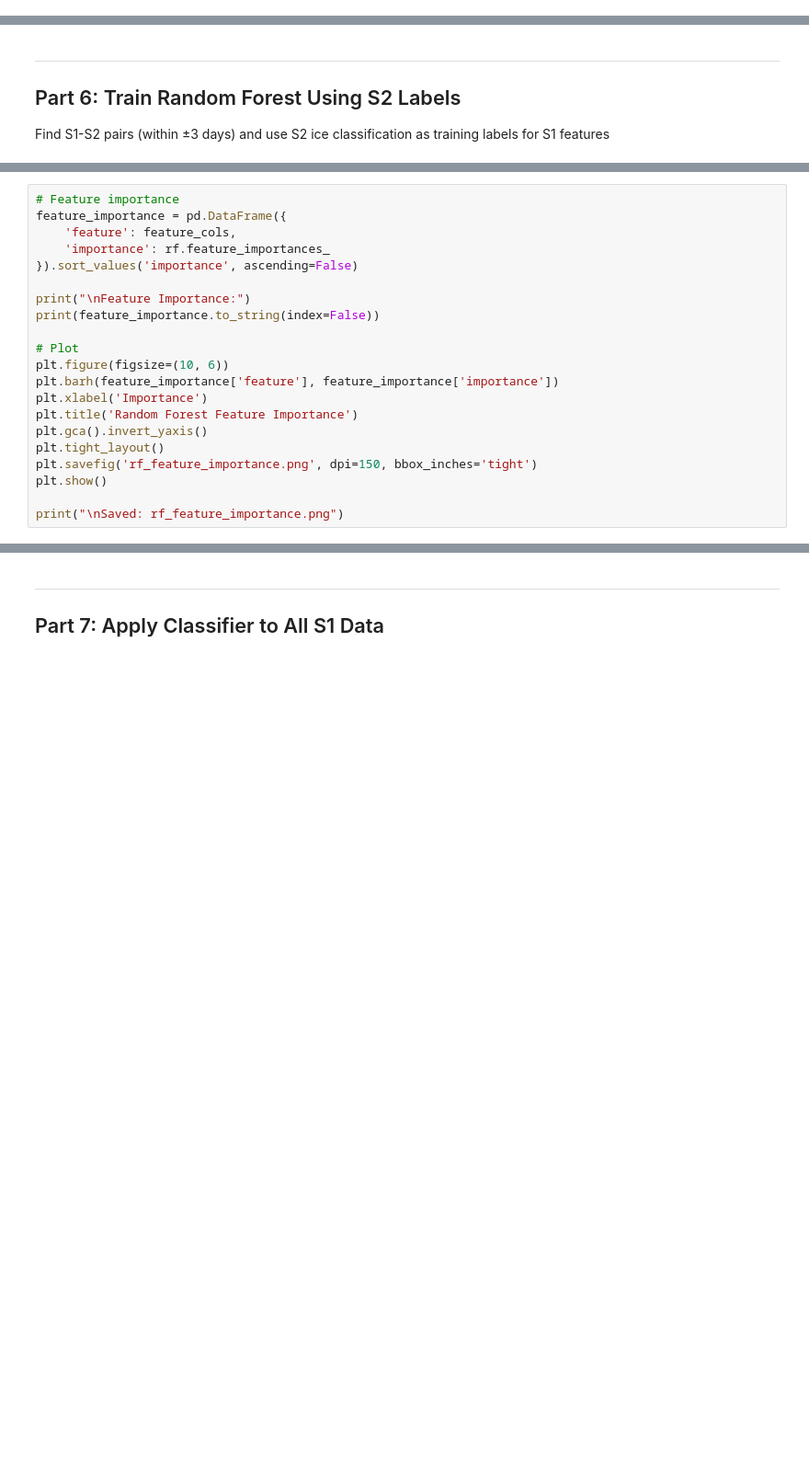
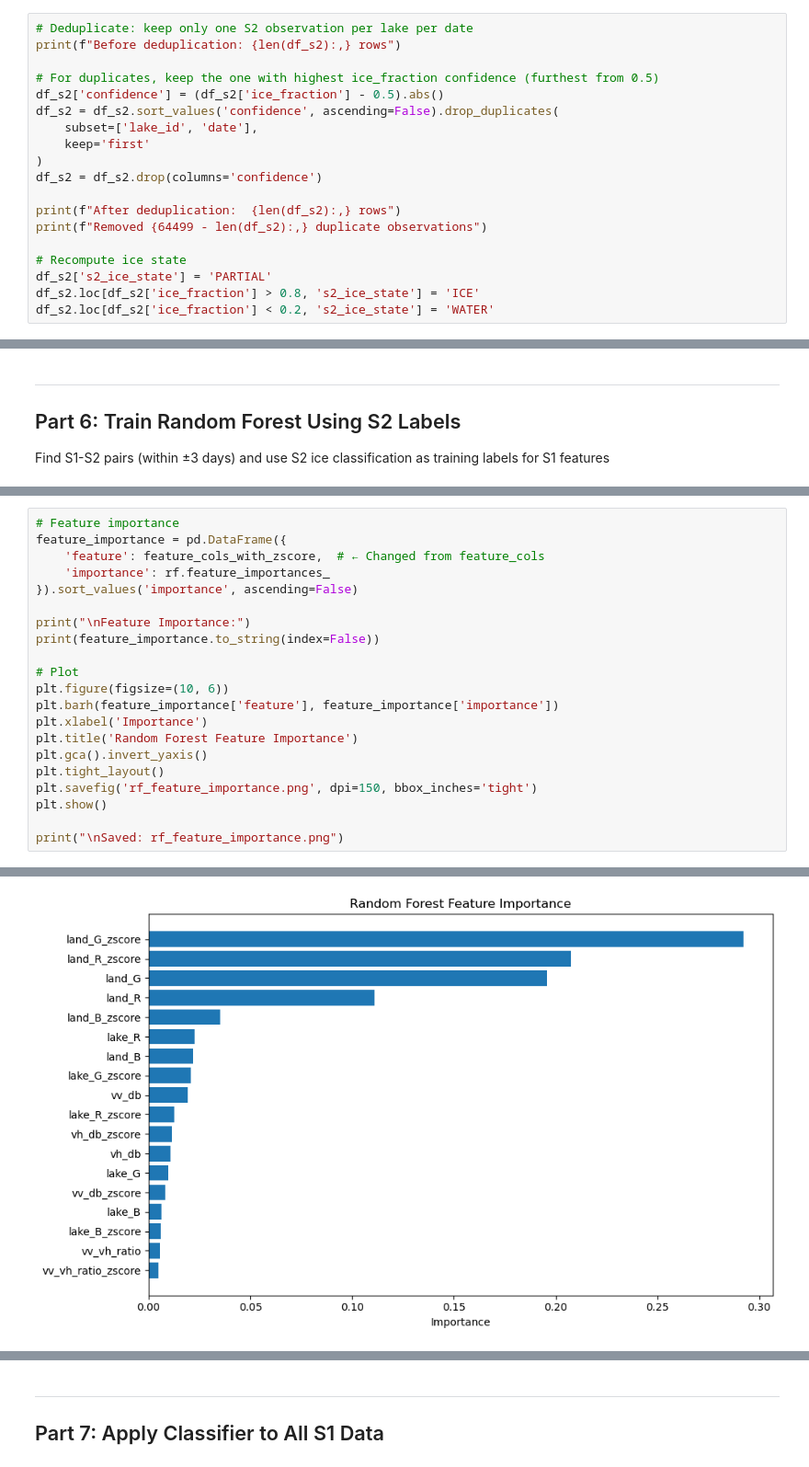
Before and after one commit to bradleylab/thermokarst-lakes-alaska, a Jupyter notebook: thermokarst_multisensor.ipynb, the cells around one changed output, grey strips where cells are left out. Shown at 92% size. Cells and saved outputs as stored; diff of their text form; blank space fills up the shorter version.

Commit message:
updates to on/off logic and graphing

```diff
--- a/thermokarst_multisensor.ipynb
+++ b/thermokarst_multisensor.ipynb
@@ -552,3 +554,22 @@ Data loaded:
 
 Merged S1 + temperature: 15,148 observations
 Temperature coverage: 97.0%
+# %%
+# Deduplicate: keep only one S2 observation per lake per date
+print(f"Before deduplication: {len(df_s2):,} rows")
+
+# For duplicates, keep the one with highest ice_fraction confidence (furthest from 0.5)
+df_s2['confidence'] = (df_s2['ice_fraction'] - 0.5).abs()
+df_s2 = df_s2.sort_values('confidence', ascending=False).drop_duplicates(
+    subset=['lake_id', 'date'],
+    keep='first'
+)
+df_s2 = df_s2.drop(columns='confidence')
+
+print(f"After deduplication:  {len(df_s2):,} rows")
+print(f"Removed {64499 - len(df_s2):,} duplicate observations")
+
+# Recompute ice state
+df_s2['s2_ice_state'] = 'PARTIAL'
+df_s2.loc[df_s2['ice_fraction'] > 0.8, 's2_ice_state'] = 'ICE'
+df_s2.loc[df_s2['ice_fraction'] < 0.2, 's2_ice_state'] = 'WATER'
@@ -751,7 +776,7 @@ Saved: rf_confusion_matrix.png
 # %%
 # Feature importance
 feature_importance = pd.DataFrame({
-    'feature': feature_cols,
+    'feature': feature_cols_with_zscore,  # ← Changed from feature_cols
     'importance': rf.feature_importances_
 }).sort_values('importance', ascending=False)
 
@@ -769,3 +794,4 @@ plt.savefig('rf_feature_importance.png', dpi=150, bbox_inches='tight')
 plt.show()
 
 print("\nSaved: rf_feature_importance.png")
+# %% [output]
@@ -771,0 +818 @@ print("\nSaved: rf_feature_importance.png")
+[figure, added]
```
Also changed, not shown: parts of 24 cells of this notebook.
